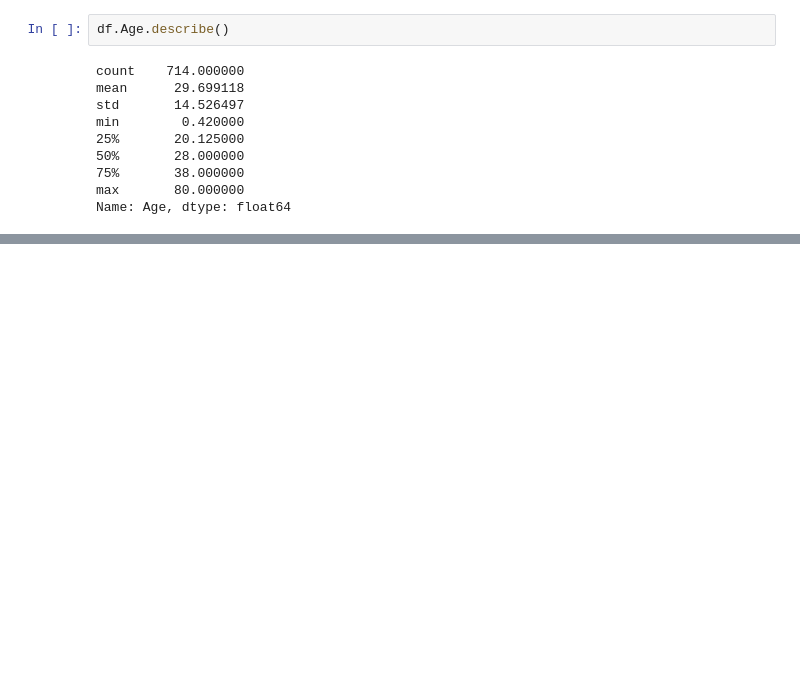
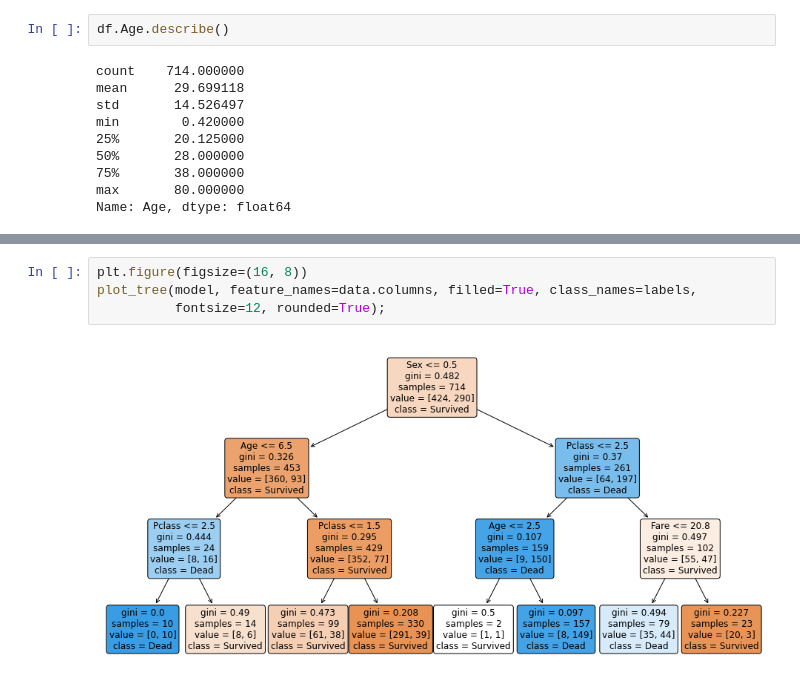
Before and after one commit to sebiwtt/DataScience_with_kaggle, a Jupyter notebook: Titanic/titanic.ipynb, the cells around one changed output, grey strips where cells are left out. Drawn from its saved outputs; the diff is of its cells as text; blank space fills up the shorter version.

```diff
--- a/Titanic/titanic.ipynb
+++ b/Titanic/titanic.ipynb
@@ -75,0 +111,6 @@ Name: Fare, dtype: float64
+# %%
+plt.figure(figsize=(16, 8))
+plot_tree(model, feature_names=data.columns, filled=True, class_names=labels,
+          fontsize=12, rounded=True);
+# %% [output]
+[figure, added]
```
Also changed, not shown: parts of 11 cells of this notebook.
